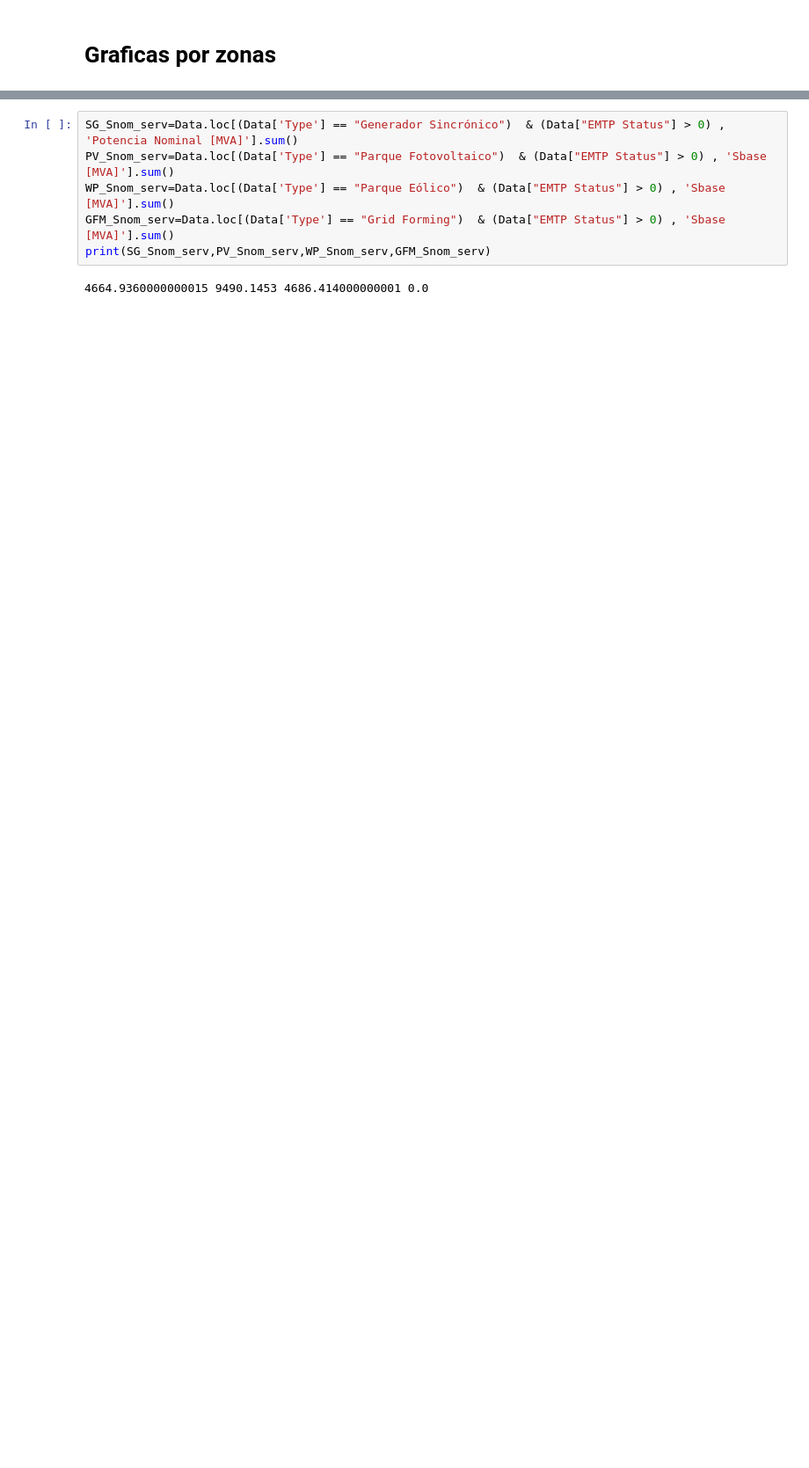
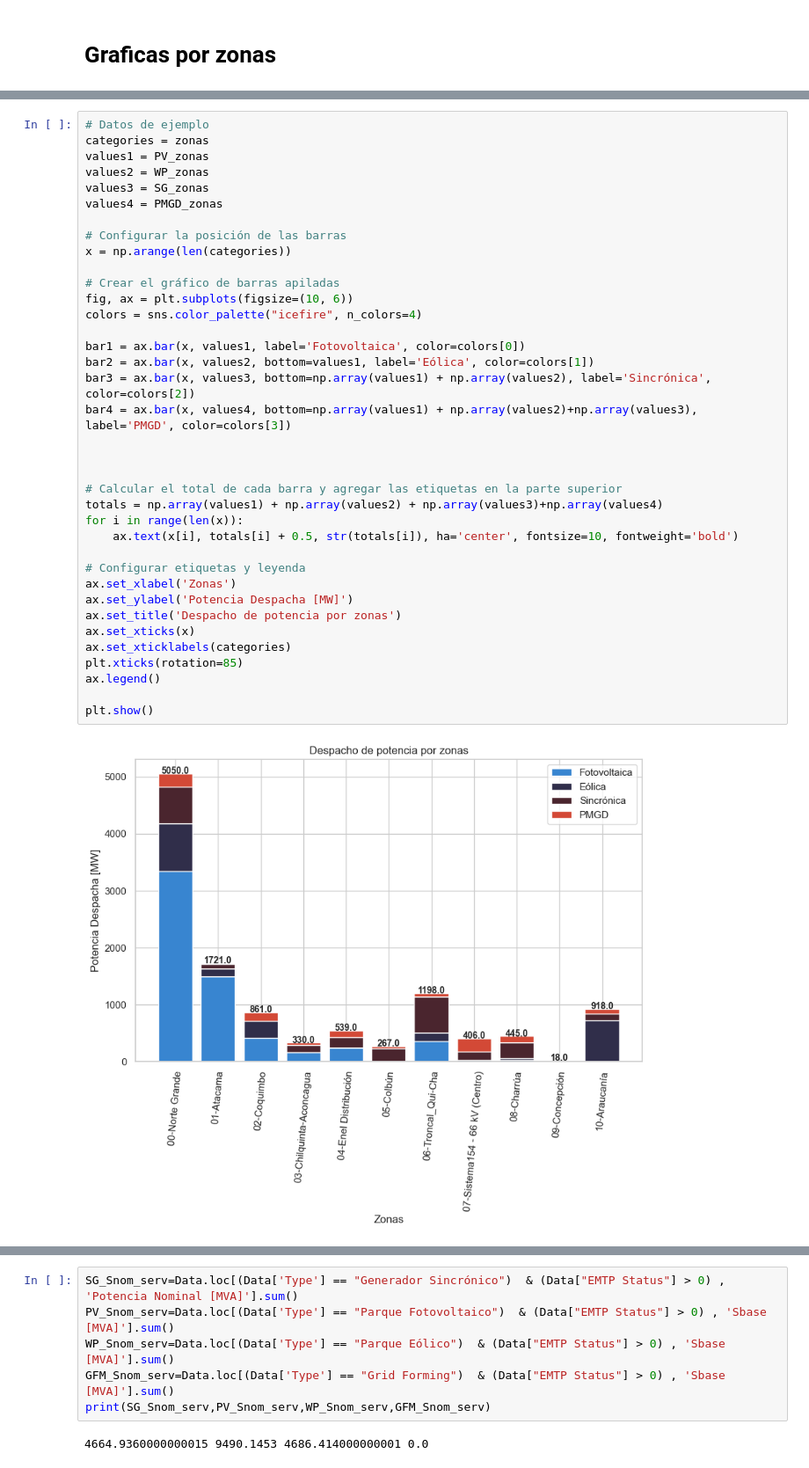
Before and after one commit to fabiMM94/Fabi_Casa_CEN, a Jupyter notebook: Data_Working copy.ipynb, the cells around one changed output, grey strips where cells are left out. Shown at 88% size. Saved outputs shown, nothing was run; the diff lists cells and outputs as text; blank space fills up the shorter version.

```diff
--- a/Data_Working copy.ipynb
+++ b/Data_Working copy.ipynb
@@ -115,0 +198,39 @@ Passing `palette` without assigning `hue` is deprecated and will be removed in v
+# %%
+# Datos de ejemplo
+categories = zonas
+values1 = PV_zonas
+values2 = WP_zonas
+values3 = SG_zonas
+values4 = PMGD_zonas
+
+# Configurar la posición de las barras
+x = np.arange(len(categories))
+
+# Crear el gráfico de barras apiladas
+fig, ax = plt.subplots(figsize=(10, 6))
+colors = sns.color_palette("icefire", n_colors=4)
+
+bar1 = ax.bar(x, values1, label='Fotovoltaica', color=colors[0])
+bar2 = ax.bar(x, values2, bottom=values1, label='Eólica', color=colors[1])
+bar3 = ax.bar(x, values3, bottom=np.array(values1) + np.array(values2), label='Sincrónica', color=colors[2])
+bar4 = ax.bar(x, values4, bottom=np.array(values1) + np.array(values2)+np.array(values3), label='PMGD', color=colors[3])
+
+
+
+# Calcular el total de cada barra y agregar las etiquetas en la parte superior
+totals = np.array(values1) + np.array(values2) + np.array(values3)+np.array(values4)
+for i in range(len(x)):
+    ax.text(x[i], totals[i] + 0.5, str(totals[i]), ha='center', fontsize=10, fontweight='bold')
+
+# Configurar etiquetas y leyenda
+ax.set_xlabel('Zonas')
+ax.set_ylabel('Potencia Despacha [MW]')
+ax.set_title('Despacho de potencia por zonas')
+ax.set_xticks(x)
+ax.set_xticklabels(categories)
+plt.xticks(rotation=85)
+ax.legend()
+
+plt.show()
+# %% [output]
+[figure, added]
```
Also changed, not shown: parts of 26 cells of this notebook, 35 other files.
